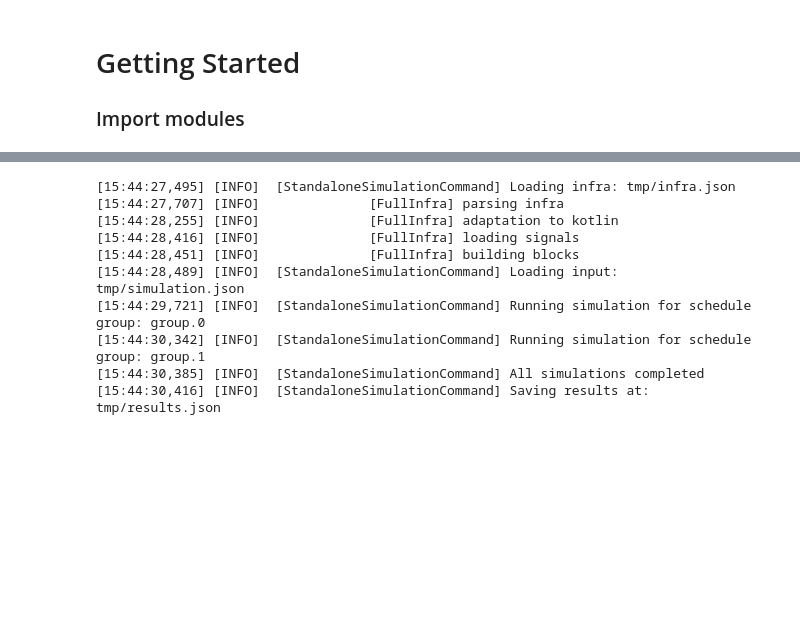
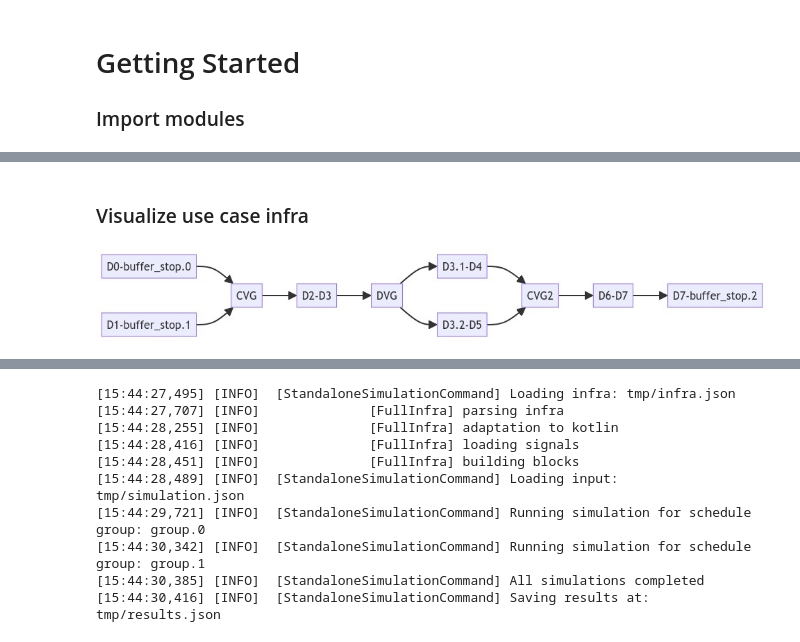
Before and after one commit to ed-rhilbert/cpagent, a Jupyter notebook: docs/examples/getting_started.ipynb, the cells around one changed output, grey strips where cells are left out. Cells and saved outputs as stored; diff of their text form; code cells hidden in the pictures; blank space fills up the shorter version.

```diff
--- a/docs/examples/getting_started.ipynb
+++ b/docs/examples/getting_started.ipynb
@@ -10,0 +13,5 @@ from rlway_cpagent.ortools_agent.ortools_agent import OrtoolsAgent
+# %%
+agent = OrtoolsAgent("cp_agent")
+agent.allow_change_order = True
+
+agent.load_scenario("c2y1y2y_2_trains_reorder")
@@ -10,0 +39,6 @@ from rlway_cpagent.ortools_agent.ortools_agent import OrtoolsAgent
+# %% [markdown]
+### Visualize use case infra
+# %%
+agent.delayed_schedule.draw_graph()
+# %% [output]
+[figure, added]
```
Also changed, not shown: parts of 7 cells of this notebook, 1 other file.
